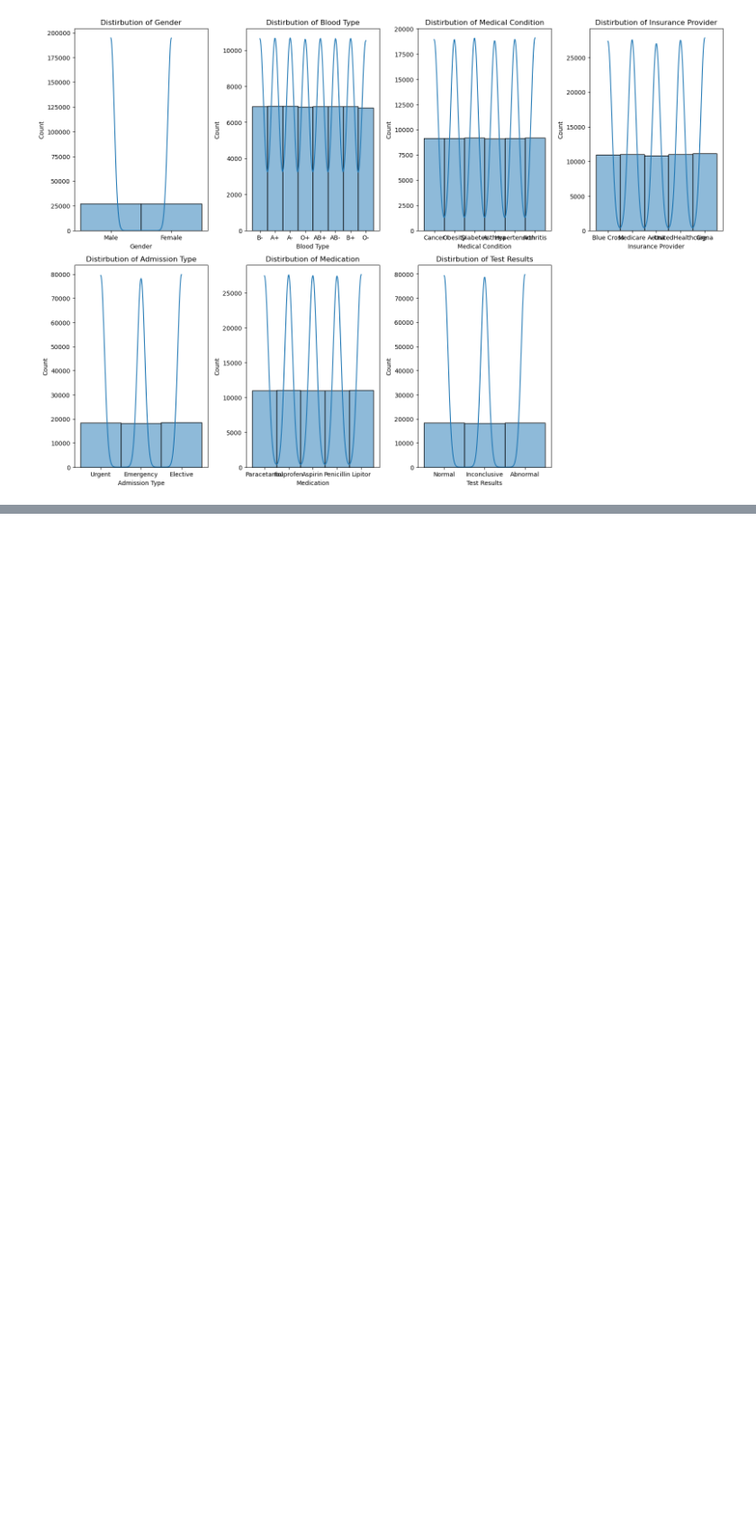
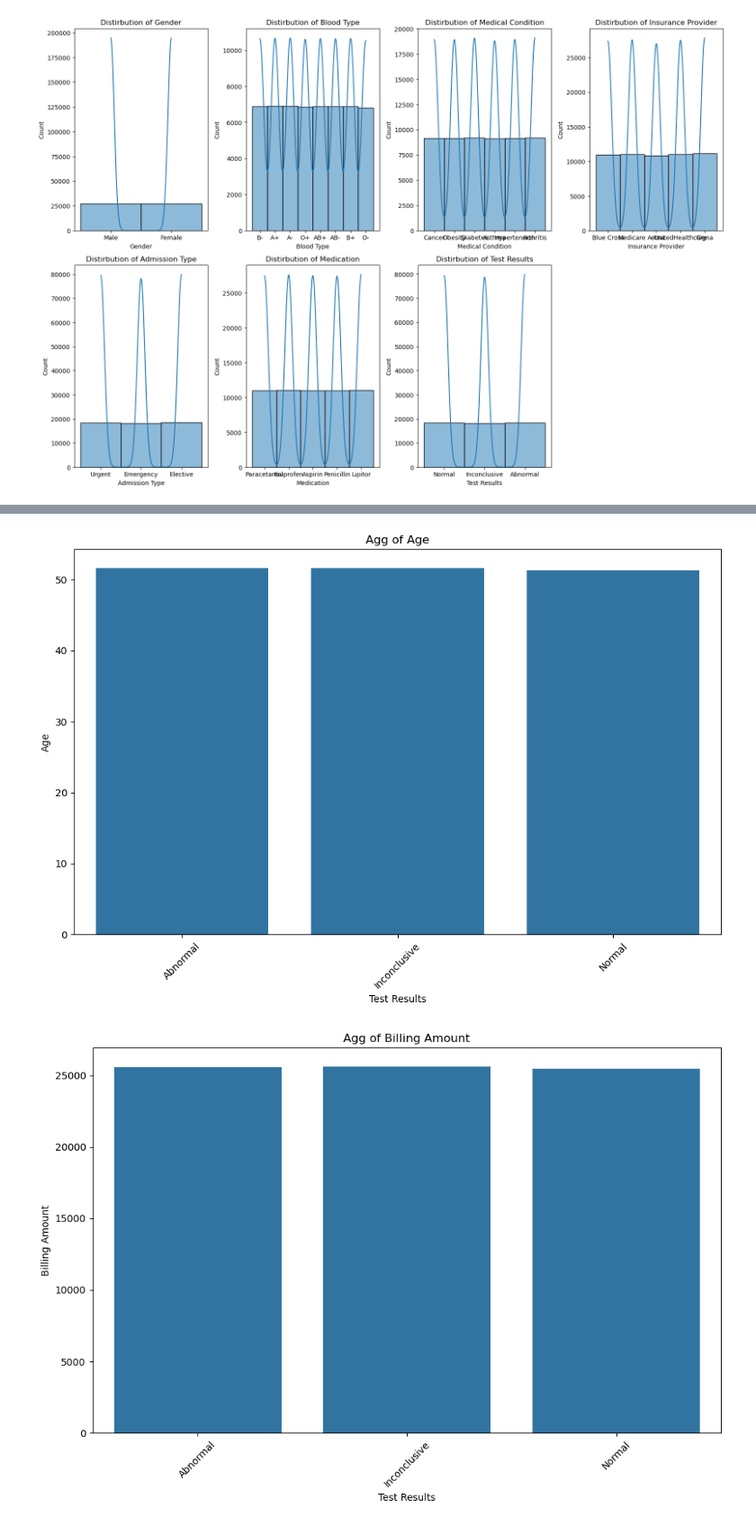
Before and after one commit to MaukanMir/Health-Care-Analysis, a Jupyter notebook: training.ipynb, the cells around one changed output, grey strips where cells are left out. Shown at 90% size. Cells and saved outputs as stored; diff of their text form; code cells hidden in the pictures; blank space fills up the shorter version.

```diff
--- a/training.ipynb
+++ b/training.ipynb
@@ -196,0 +232,6 @@ plot_distribution(categorical_types, "hist")
+# %%
+for col in numeric_types.columns:
+  aggregate_dataset(df, "Test Results", col, "mean")
+# %% [output]
+[figure, added]
+[figure, added]
```
Also changed, not shown: parts of 4 cells of this notebook.
